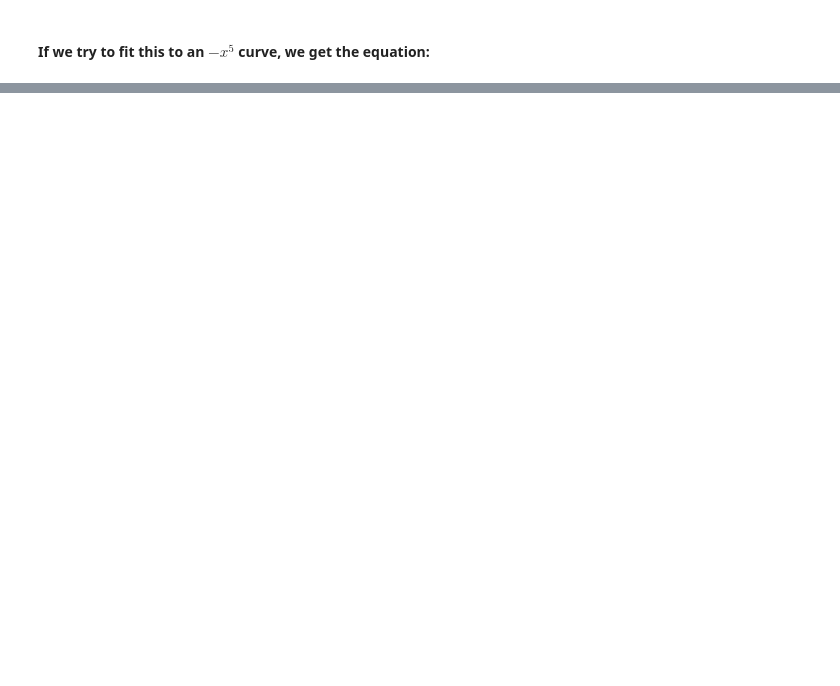
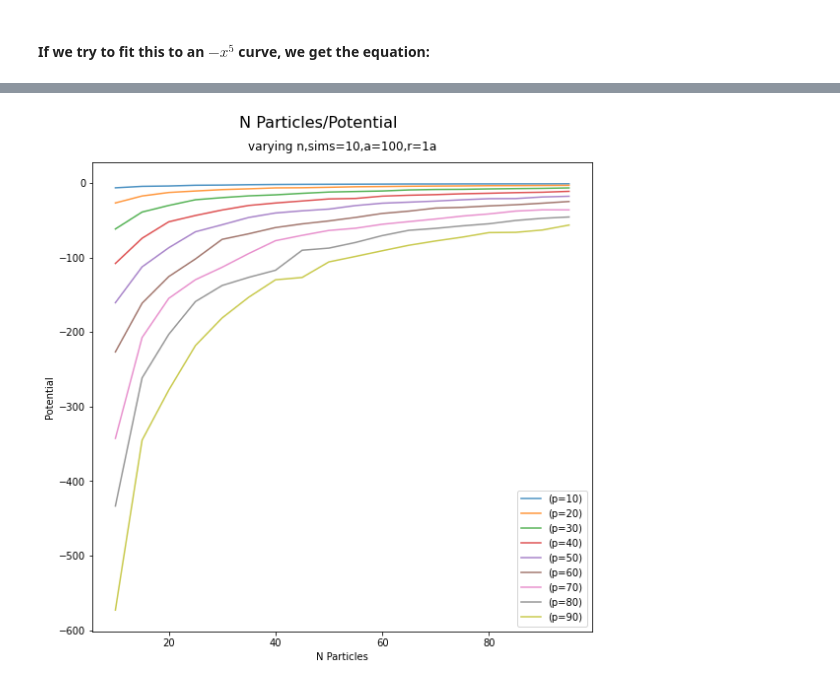
Before and after one commit to humz2k/Force-Error-Project, a Jupyter notebook: force-error-project-update.ipynb, the cells around one changed output, grey strips where cells are left out. Drawn from its saved outputs; the diff is of its cells as text; code cells hidden in the pictures; blank space fills up the shorter version.

```diff
--- a/force-error-project-update.ipynb
+++ b/force-error-project-update.ipynb
@@ -115,0 +127,9 @@ plot_radius_potential(density=list(range(10,1000,100)),n_particles=100,point=1,r
+# %%
+plot_n_potential(density=list(range(10,100,10)),
+                 radius=100,
+                 upper_limit=100,
+                 step=5,
+                 model=None,
+                 repeats=10)
+# %% [output]
+[figure, added]
```
Also changed, not shown: parts of 17 cells of this notebook, 1 other file.
